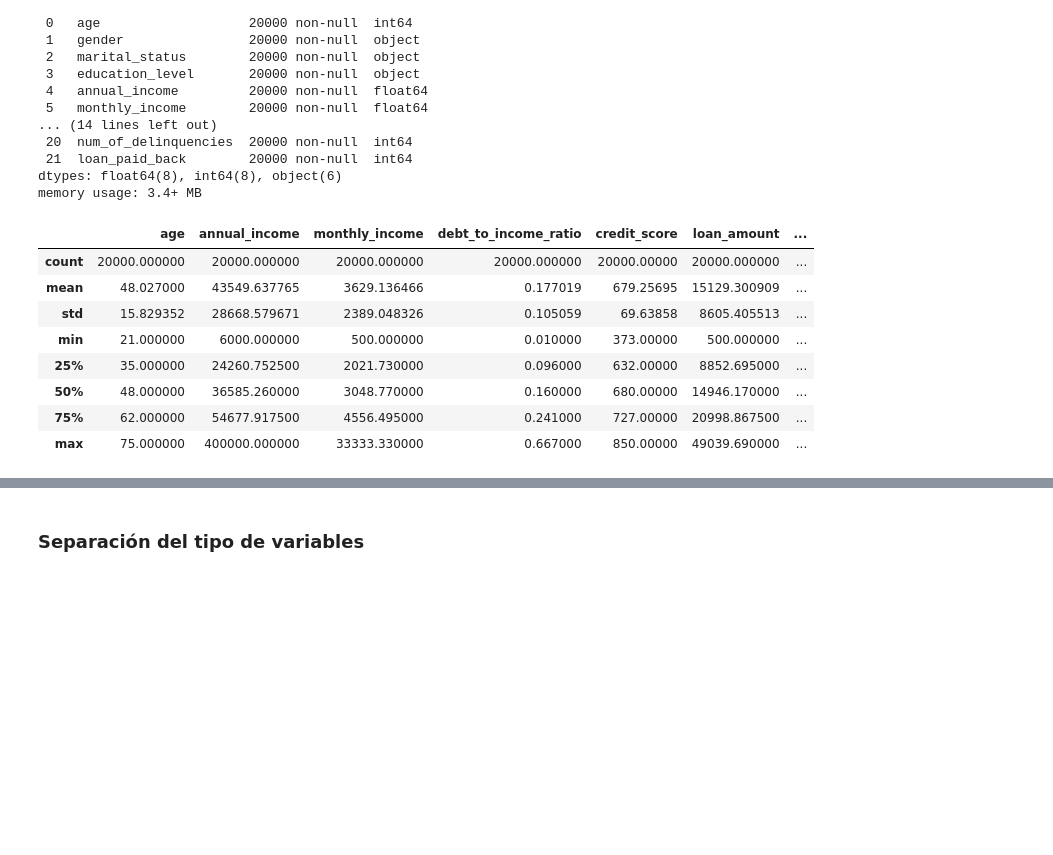
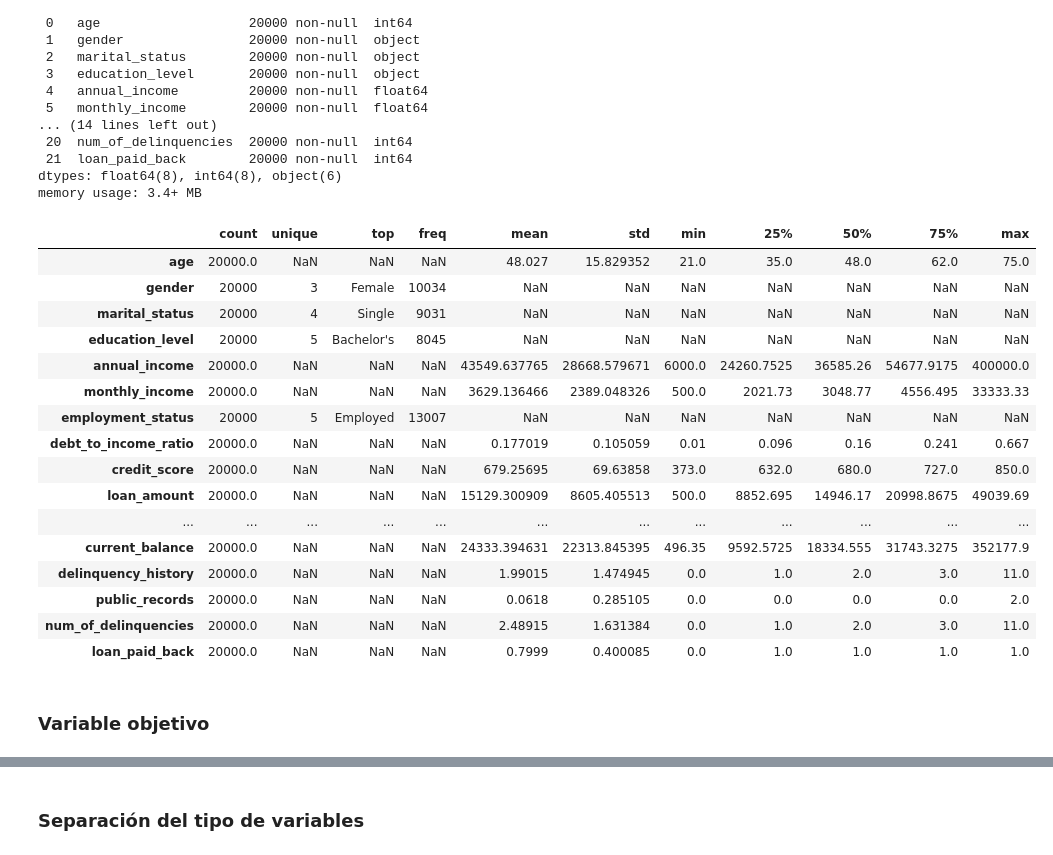
Before and after one commit to JairRamosG/Loan_Status_Prediction, a Jupyter notebook: notebooks/EDA.ipynb, the cells around one changed output, grey strips where cells are left out. Drawn from its saved outputs; the diff is of its cells as text; code cells hidden in the pictures; blank space fills up the shorter version.

```diff
--- a/notebooks/EDA.ipynb
+++ b/notebooks/EDA.ipynb
@@ -53,14 +54,24 @@ Data columns (total 22 columns):
 dtypes: float64(8), int64(8), object(6)
 memory usage: 3.4+ MB
 # %%
-df.describe()
+df.describe(include='all').T
 # %% [output]
-|  | age | annual_income | monthly_income | debt_to_income_ratio | credit_score | loan_amount | ... |
-| count | 20000.000000 | 20000.000000 | 20000.000000 | 20000.000000 | 20000.00000 | 20000.000000 | ... |
-| mean | 48.027000 | 43549.637765 | 3629.136466 | 0.177019 | 679.25695 | 15129.300909 | ... |
-| std | 15.829352 | 28668.579671 | 2389.048326 | 0.105059 | 69.63858 | 8605.405513 | ... |
-| min | 21.000000 | 6000.000000 | 500.000000 | 0.010000 | 373.00000 | 500.000000 | ... |
-| 25% | 35.000000 | 24260.752500 | 2021.730000 | 0.096000 | 632.00000 | 8852.695000 | ... |
-| 50% | 48.000000 | 36585.260000 | 3048.770000 | 0.160000 | 680.00000 | 14946.170000 | ... |
-| 75% | 62.000000 | 54677.917500 | 4556.495000 | 0.241000 | 727.00000 | 20998.867500 | ... |
-| max | 75.000000 | 400000.000000 | 33333.330000 | 0.667000 | 850.00000 | 49039.690000 | ... |
+|  | count | unique | top | freq | mean | std | min | 25% | 50% | 75% | max |
+| age | 20000.0 | NaN | NaN | NaN | 48.027 | 15.829352 | 21.0 | 35.0 | 48.0 | 62.0 | 75.0 |
+| gender | 20000 | 3 | Female | 10034 | NaN | NaN | NaN | NaN | NaN | NaN | NaN |
+| marital_status | 20000 | 4 | Single | 9031 | NaN | NaN | NaN | NaN | NaN | NaN | NaN |
+| education_level | 20000 | 5 | Bachelor's | 8045 | NaN | NaN | NaN | NaN | NaN | NaN | NaN |
+| annual_income | 20000.0 | NaN | NaN | NaN | 43549.637765 | 28668.579671 | 6000.0 | 24260.7525 | 36585.26 | 54677.9175 | 400000.0 |
+| monthly_income | 20000.0 | NaN | NaN | NaN | 3629.136466 | 2389.048326 | 500.0 | 2021.73 | 3048.77 | 4556.495 | 33333.33 |
+| employment_status | 20000 | 5 | Employed | 13007 | NaN | NaN | NaN | NaN | NaN | NaN | NaN |
+| debt_to_income_ratio | 20000.0 | NaN | NaN | NaN | 0.177019 | 0.105059 | 0.01 | 0.096 | 0.16 | 0.241 | 0.667 |
+| credit_score | 20000.0 | NaN | NaN | NaN | 679.25695 | 69.63858 | 373.0 | 632.0 | 680.0 | 727.0 | 850.0 |
+| loan_amount | 20000.0 | NaN | NaN | NaN | 15129.300909 | 8605.405513 | 500.0 | 8852.695 | 14946.17 | 20998.8675 | 49039.69 |
+| ... | ... | ... | ... | ... | ... | ... | ... | ... | ... | ... | ... |
+| current_balance | 20000.0 | NaN | NaN | NaN | 24333.394631 | 22313.845395 | 496.35 | 9592.5725 | 18334.555 | 31743.3275 | 352177.9 |
+| delinquency_history | 20000.0 | NaN | NaN | NaN | 1.99015 | 1.474945 | 0.0 | 1.0 | 2.0 | 3.0 | 11.0 |
+| public_records | 20000.0 | NaN | NaN | NaN | 0.0618 | 0.285105 | 0.0 | 0.0 | 0.0 | 0.0 | 2.0 |
+| num_of_delinquencies | 20000.0 | NaN | NaN | NaN | 2.48915 | 1.631384 | 0.0 | 1.0 | 2.0 | 3.0 | 11.0 |
+| loan_paid_back | 20000.0 | NaN | NaN | NaN | 0.7999 | 0.400085 | 0.0 | 1.0 | 1.0 | 1.0 | 1.0 |
+# %% [markdown]
+### Variable objetivo
```
Also changed, not shown: parts of 19 cells of this notebook, 1 other file.
